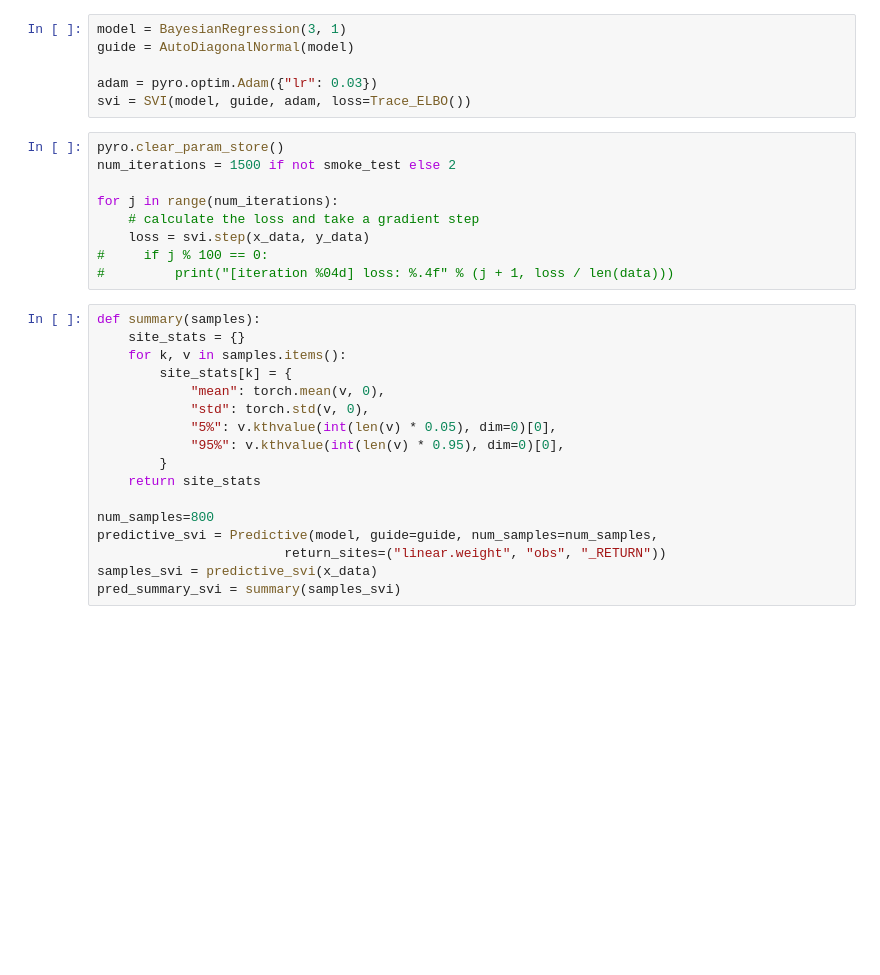
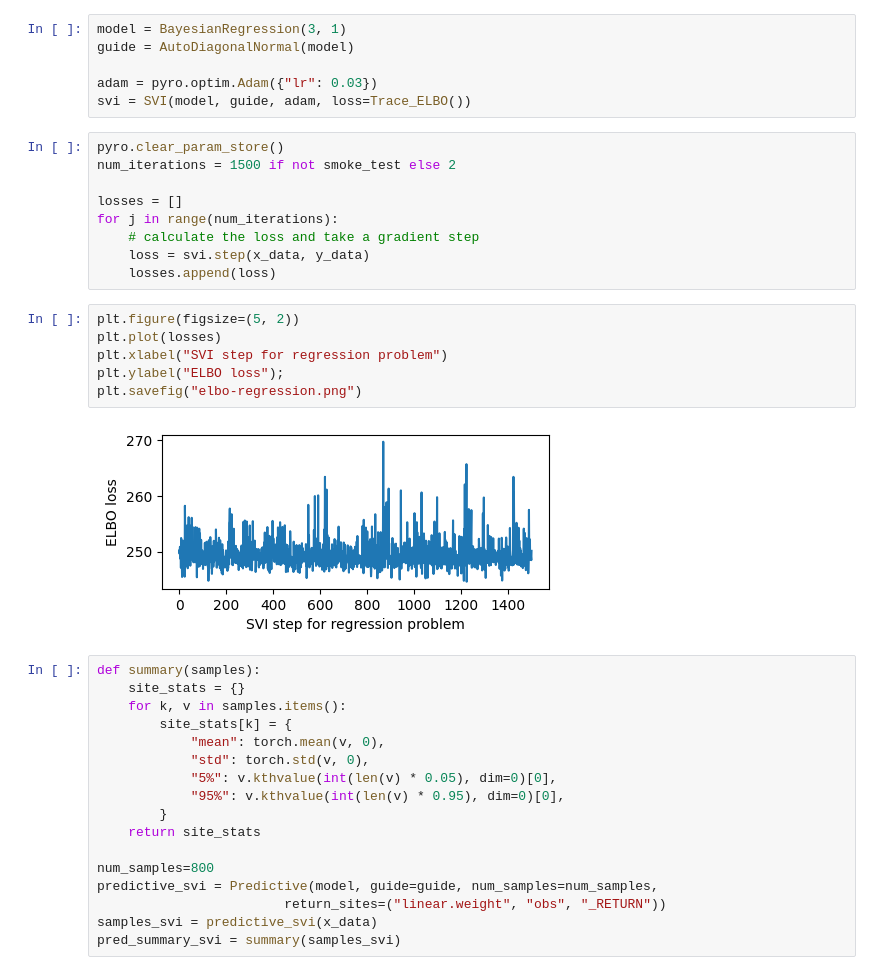
Before and after one commit to CachoobiDoobi/ProbProgProject, a Jupyter notebook: SVI + MCMC regression.ipynb, the cells around one changed output. Drawn from its saved outputs; the diff is of its cells as text; blank space fills up the shorter version.

Commit message:
Clean up regression notebook

```diff
--- a/SVI + MCMC regression.ipynb
+++ b/SVI + MCMC regression.ipynb
@@ -96,11 +96,19 @@ svi = SVI(model, guide, adam, loss=Trace_ELBO())
 pyro.clear_param_store()
 num_iterations = 1500 if not smoke_test else 2
 
+losses = []
 for j in range(num_iterations):
     # calculate the loss and take a gradient step
     loss = svi.step(x_data, y_data)
-#     if j % 100 == 0:
-#         print("[iteration %04d] loss: %.4f" % (j + 1, loss / len(data)))
+    losses.append(loss)
+# %%
+plt.figure(figsize=(5, 2))
+plt.plot(losses)
+plt.xlabel("SVI step for regression problem")
+plt.ylabel("ELBO loss");
+plt.savefig("elbo-regression.png")
+# %% [output]
+[figure, added]
 # %%
 def summary(samples):
     site_stats = {}
```
Also changed, not shown: parts of 12 cells of this notebook.
